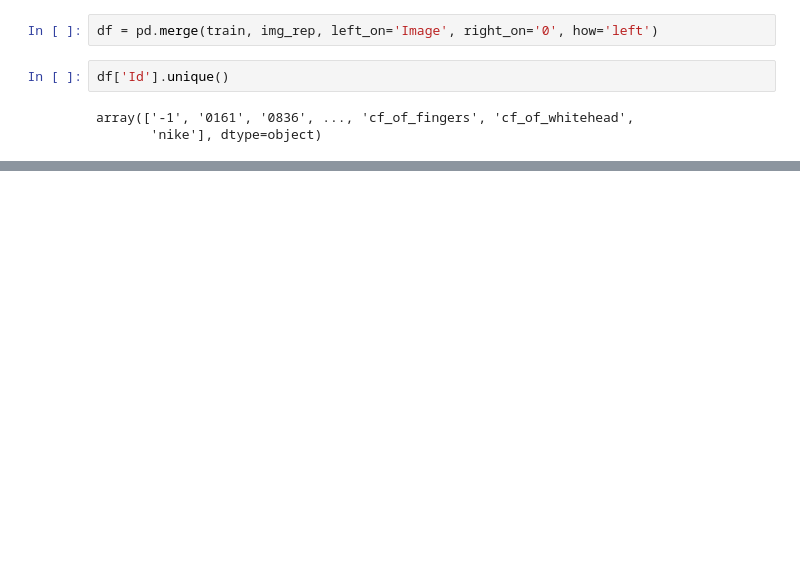
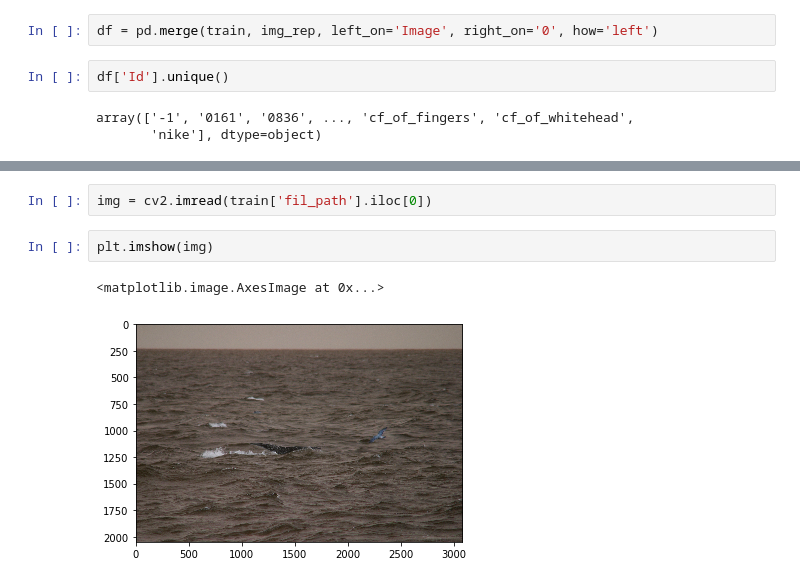
Before and after one commit to akuma527/IProjects, a Jupyter notebook: I&D_Whale/Data_Analysis.ipynb, the cells around one changed output, grey strips where cells are left out. Cells and saved outputs as stored; diff of their text form; blank space fills up the shorter version.

```diff
--- a/I&D_Whale/Data_Analysis.ipynb
+++ b/I&D_Whale/Data_Analysis.ipynb
@@ -63,3 +65,10 @@ df[df['Id']=='cf_of_fingers'].describe()
 | unique | 2 | 1 | 2 | 2 | 2 | 0 | 0 | 0 | 0 | 0 | 0 | ... |
 | top | PM-WWA-20120801-038.jpg | cf_of_fingers | train/train/cf_of_fingers/PM-WWA-... | PM-WWA-20120801-038.jpg | PM-WWA-20120801-038.jpg | NaN | NaN | NaN | NaN | NaN | NaN | ... |
 | freq | 1 | 2 | 1 | 1 | 1 | NaN | NaN | NaN | NaN | NaN | NaN | ... |
+# %%
+img = cv2.imread(train['fil_path'].iloc[0])
+# %%
+plt.imshow(img)
+# %% [output]
+<matplotlib.image.AxesImage at 0x...>
+[figure, added]
```
Also changed, not shown: parts of 18 cells of this notebook.
